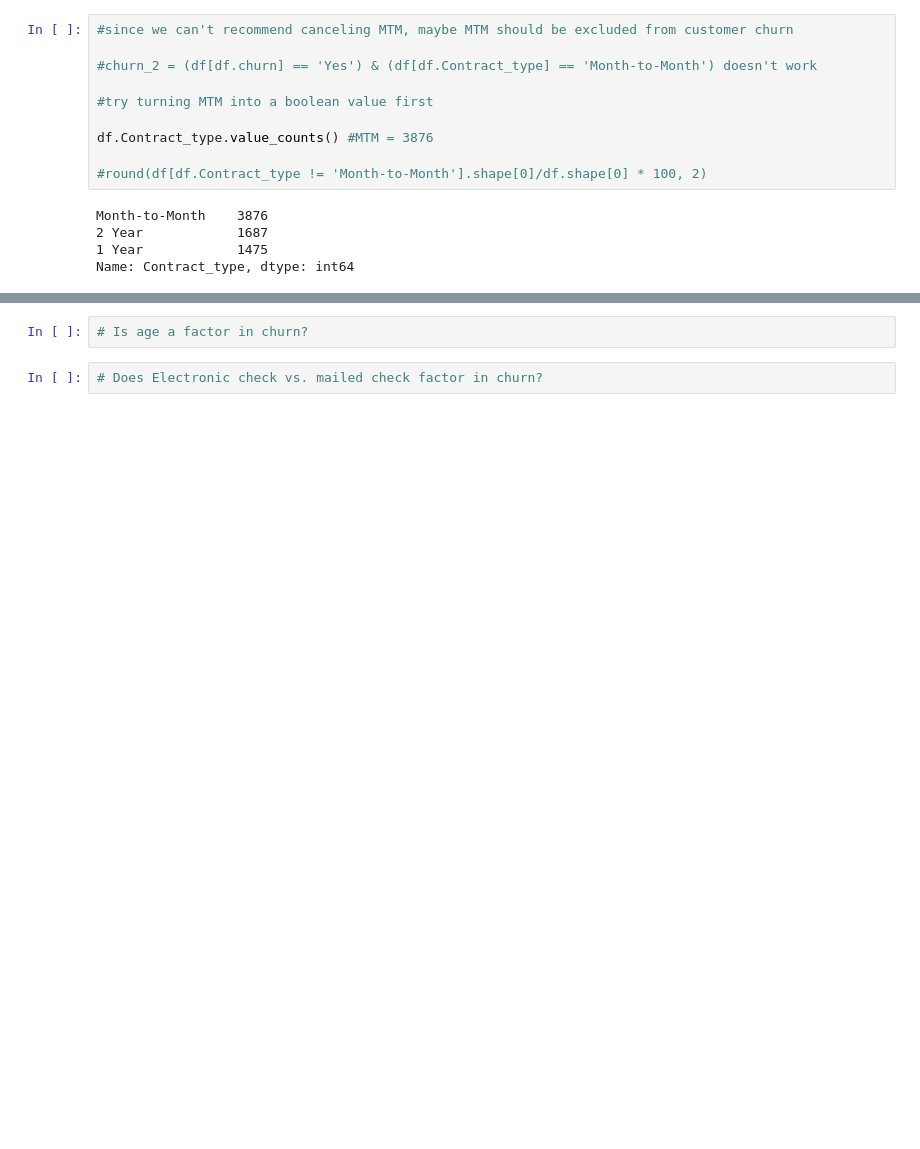
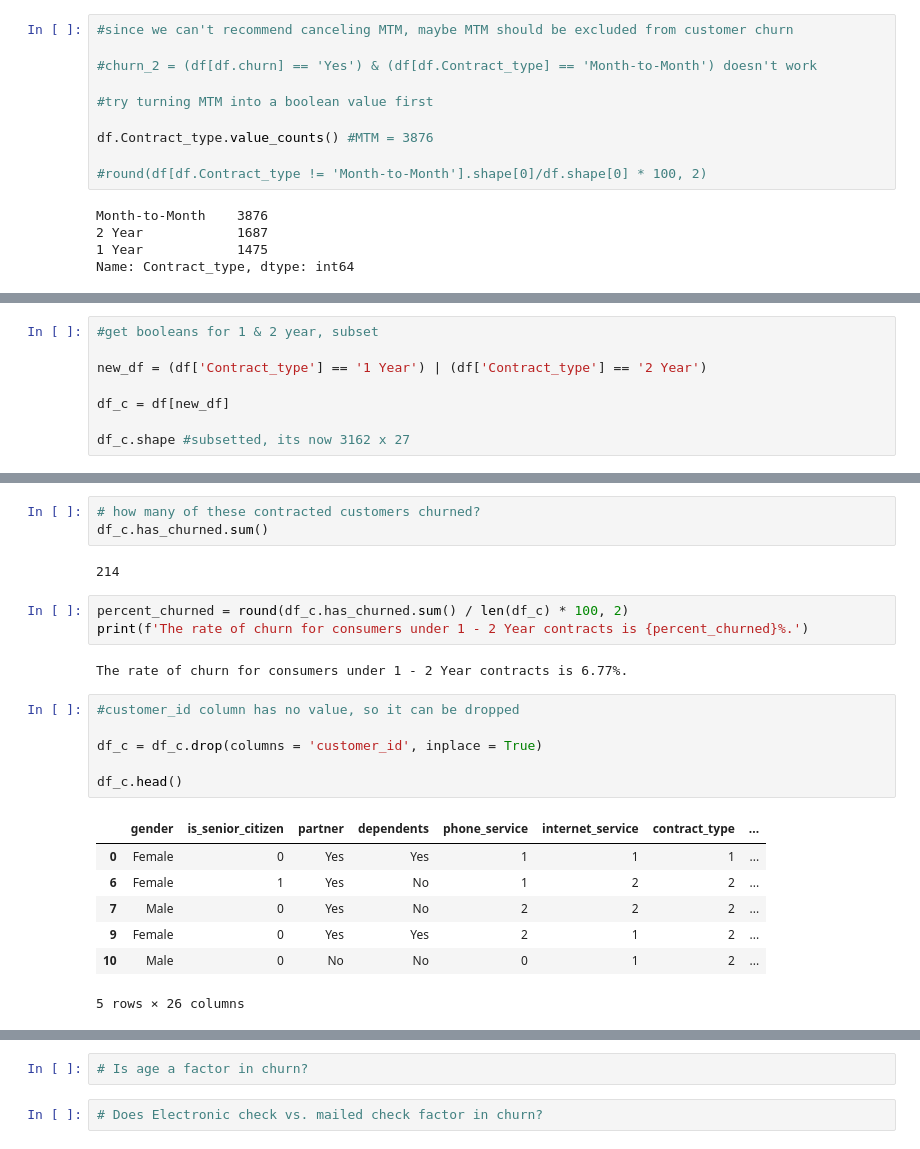
Before and after one commit to JulesMorris/numpy-pandas-visualization-exercises, a Jupyter notebook: Telco.ipynb, the cells around one changed output, grey strips where cells are left out. Saved outputs shown, nothing was run; the diff lists cells and outputs as text; blank space fills up the shorter version.

```diff
--- a/Telco.ipynb
+++ b/Telco.ipynb
@@ -97,0 +120,8 @@ Name: Contract_type, dtype: float64
+# %%
+#get booleans for 1 & 2 year, subset
+
+new_df = (df['Contract_type'] == '1 Year') | (df['Contract_type'] == '2 Year')
+
+df_c = df[new_df]
+
+df_c.shape #subsetted, its now 3162 x 27
@@ -97,0 +138,24 @@ Name: Contract_type, dtype: float64
+# %%
+# how many of these contracted customers churned?
+df_c.has_churned.sum()
+# %% [output]
+214
+# %%
+percent_churned = round(df_c.has_churned.sum() / len(df_c) * 100, 2)
+print(f'The rate of churn for consumers under 1 - 2 Year contracts is {percent_churned}%.')
+# %% [output]
+The rate of churn for consumers under 1 - 2 Year contracts is 6.77%.
+# %%
+#customer_id column has no value, so it can be dropped
+
+df_c = df_c.drop(columns = 'customer_id', inplace = True)
+
+df_c.head()
+# %% [output]
+|  | gender | is_senior_citizen | partner | dependents | phone_service | internet_service | contract_type | ... |
+| 0 | Female | 0 | Yes | Yes | 1 | 1 | 1 | ... |
+| 6 | Female | 1 | Yes | No | 1 | 2 | 2 | ... |
+| 7 | Male | 0 | Yes | No | 2 | 2 | 2 | ... |
+| 9 | Female | 0 | Yes | Yes | 2 | 1 | 2 | ... |
+| 10 | Male | 0 | No | No | 0 | 1 | 2 | ... |
+5 rows × 26 columns
```
Also changed, not shown: parts of 13 cells of this notebook.
